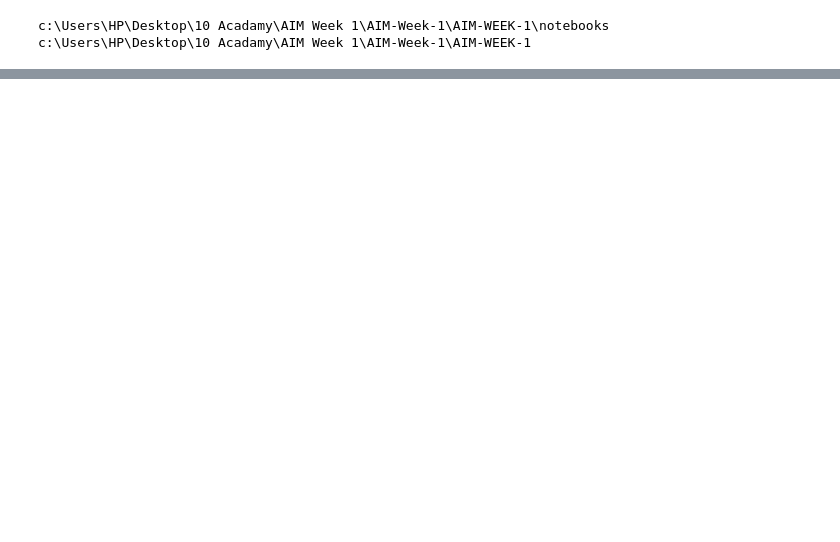
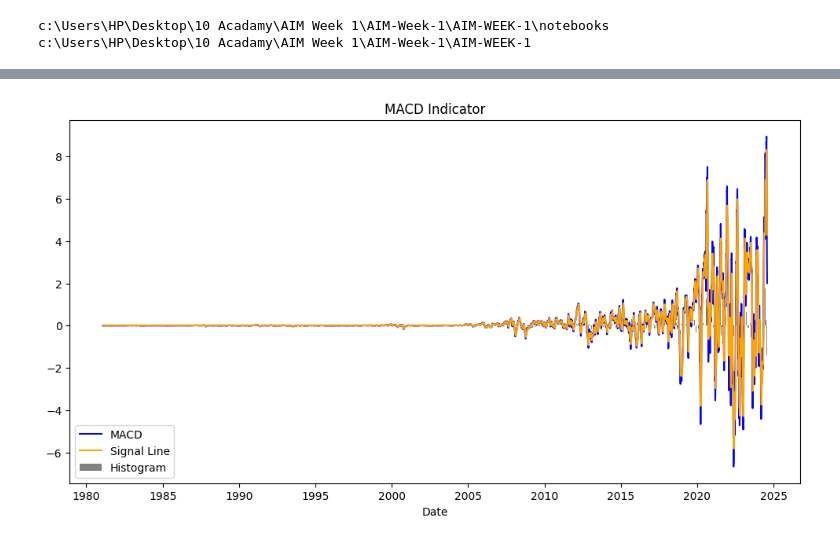
Before and after one commit to malzbanker/AIM-WEEK-1, a Jupyter notebook: notebooks/financial_analysis.ipynb, the cells around one changed output, grey strips where cells are left out. Cells and saved outputs as stored; diff of their text form; code cells hidden in the pictures; blank space fills up the shorter version.

```diff
--- a/notebooks/financial_analysis.ipynb
+++ b/notebooks/financial_analysis.ipynb
@@ -85,0 +117,12 @@ portfolio_returns,portfolio_volatility,sharpe_ratio=analyzer.calculate_portfolio
+# %%
+#MACD Visualization
+plt.figure(figsize=(12, 6))
+plt.plot(data['Date'], data['MACD'], label="MACD", color='blue')
+plt.plot(data['Date'], data['MACD_Signal'], label="Signal Line", color='orange')
+plt.bar(data['Date'], data['MACD_Hist'], label="Histogram", color='gray')
+plt.title("MACD Indicator")
+plt.xlabel("Date")
+plt.legend()
+plt.show()
+# %% [output]
+[figure, added]
```
Also changed, not shown: parts of 24 cells of this notebook, 1 other file.
